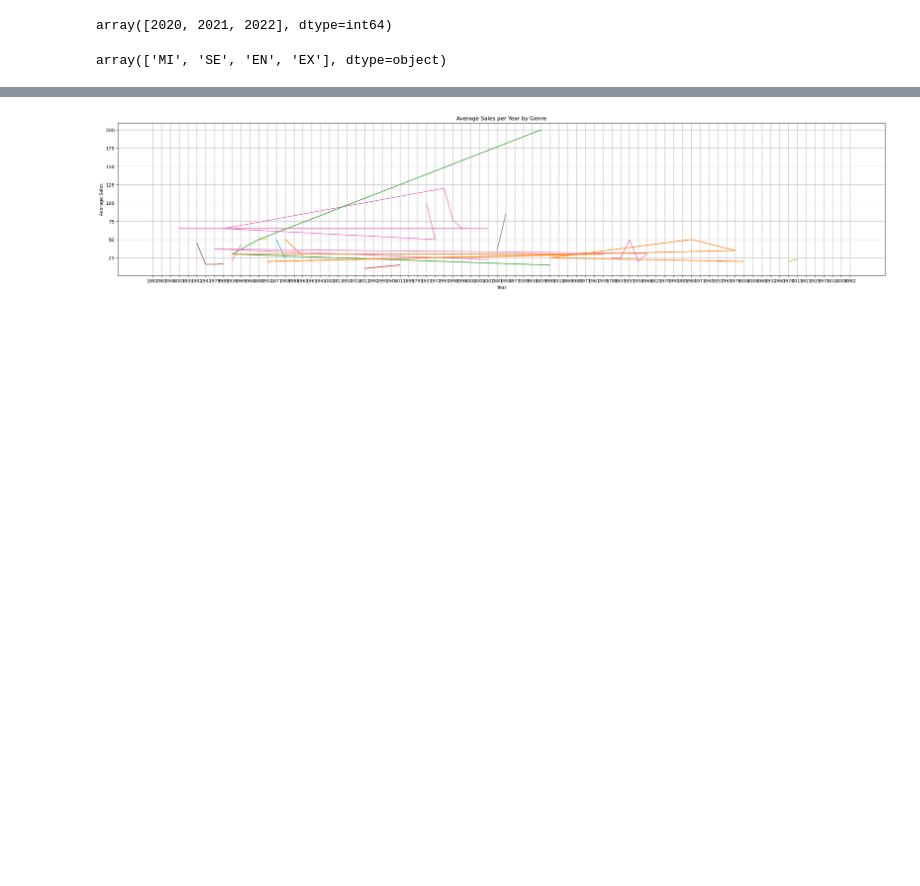
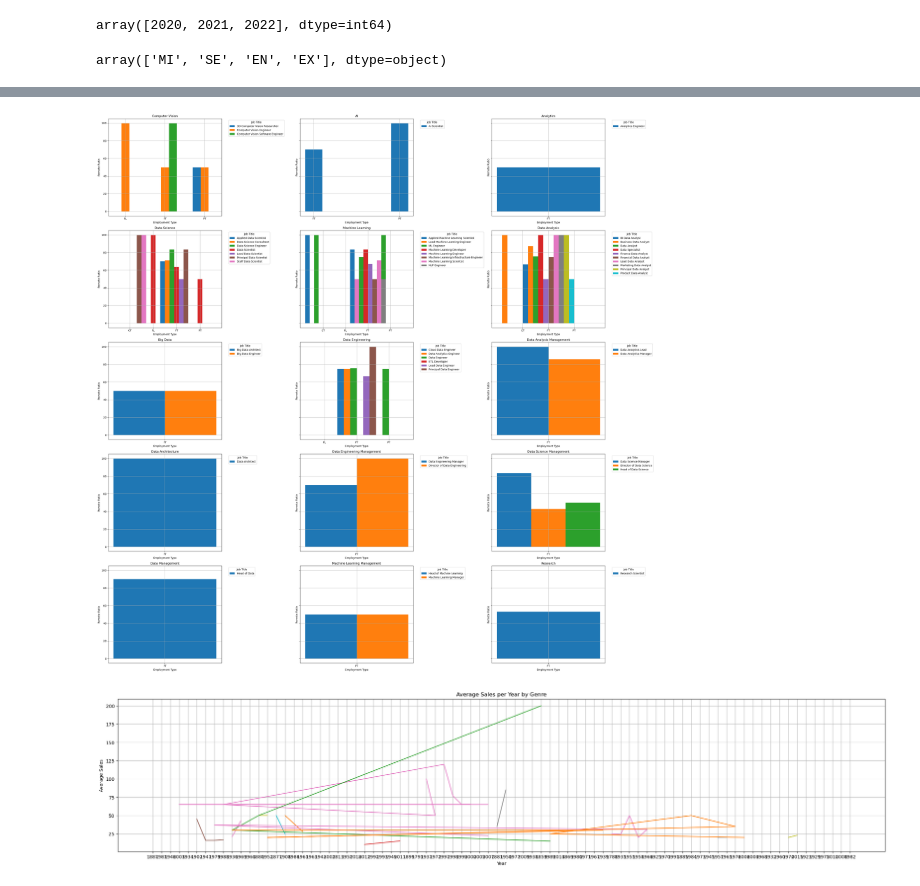
Before and after one commit to jbreaper/ML-AI-Engineering-Foundations--Final-Portfolio, a Jupyter notebook: ML_AI Foundations Portfolio Final Project.ipynb, the cells around one changed output, grey strips where cells are left out. Cells and saved outputs as stored; diff of their text form; code cells hidden in the pictures; blank space fills up the shorter version.

```diff
--- a/ML_AI Foundations Portfolio Final Project.ipynb
+++ b/ML_AI Foundations Portfolio Final Project.ipynb
@@ -157,3 +356,55 @@ Name: Approximate sales, Length: 174, dtype: float64>
+# %%
+pretask1 = df.copy()
+task1 = df.copy()
+
+# Add the sub-sector column
+task1['sub_sector'] = pretask1['job_title'].map(sub_sector_mapping)
+
+# Group by job_title, employment_type, and sub_sector
+task1 = task1.groupby(['job_title', 'employment_type', 'sub_sector'])['remote_ratio'].mean().reset_index()
+
+# Get unique sub_sectors
+sub_sectors = task1['sub_sector'].unique()
+
+# Determine the layout of subplots (number of rows and columns)
+n_cols = 3  # You can adjust this to fit your needs
+n_rows = int(np.ceil(len(sub_sectors) / n_cols))
+
+fig, axes = plt.subplots(n_rows, n_cols, figsize=(30, 6 * n_rows), sharey=True)
+
+if n_rows == 1:
+    axes = axes[np.newaxis, :]  # Ensure axes is 2D array even for a single row
+
+# Plot each sub_sector in its own subplot
+for ax, sub_sector in zip(axes.flat, sub_sectors):
+    sub_data = task1[task1['sub_sector'] == sub_sector]
+    pivot_data = sub_data.pivot(index='employment_type', columns='job_title', values='remote_ratio').fillna(0)
+
+    bar_width = 0.2
+    bar_positions = np.arange(len(pivot_data))
+
+    for i, job_title in enumerate(pivot_data.columns):
+        ax.bar(bar_positions + i * bar_width, pivot_data[job_title], bar_width, label=job_title)
+
+    ax.set_title(sub_sector)
+    ax.set_xlabel('Employment Type')
+    ax.set_ylabel('Remote Ratio')
+    ax.set_xticks(bar_positions + bar_width * (len(pivot_data.columns) / 2 - 0.5))
+    ax.set_xticklabels(pivot_data.index)
+    ax.legend(title='Job Title', bbox_to_anchor=(1.05, 1), loc='upper left')
+    ax.grid(True)
+
+    # Set y-axis limit to start from -5 to ensure 0 values are visible
+    ax.set_ylim(-5, 105)
+
+# Hide any unused subplots
+for ax in axes.flat[len(sub_sectors):]:
+    ax.set_visible(False)
+
+plt.tight_layout()
+plt.show()
+# %% [output]
+[figure, added]
 # %%
 genre_year_sales = df.groupby(['Genre', 'First published'])['Approximate sales'].mean().reset_index()
 
```
Also changed, not shown: parts of 12 cells of this notebook.
